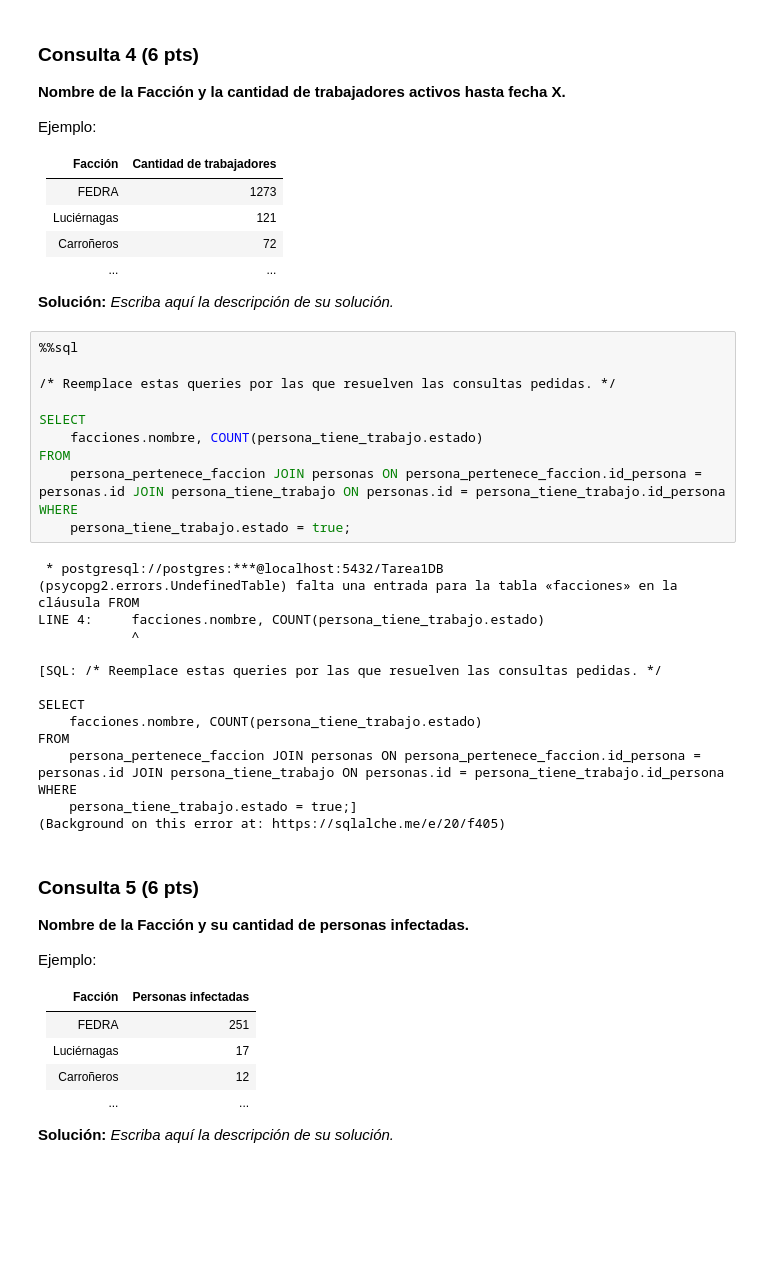
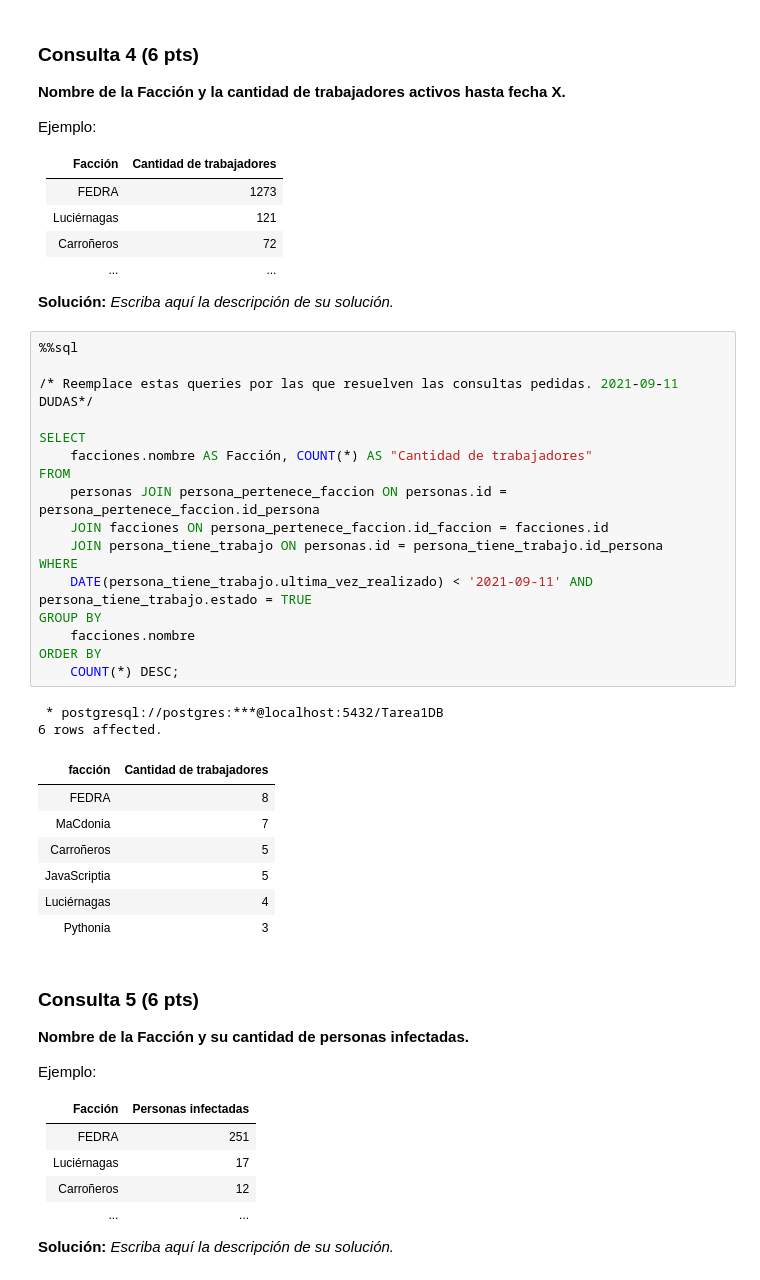
Before and after one commit to Kaleto13/Tarea_DB, a Jupyter notebook: Tarea1DB.ipynb, the cells around one changed output. Saved outputs shown, nothing was run; the diff lists cells and outputs as text; blank space fills up the shorter version.

```diff
--- a/Tarea1DB.ipynb
+++ b/Tarea1DB.ipynb
@@ -477,29 +477,30 @@ Ejemplo:
 # %%
 %%sql
 
-/* Reemplace estas queries por las que resuelven las consultas pedidas. */
+/* Reemplace estas queries por las que resuelven las consultas pedidas. 2021-09-11 DUDAS*/
 
 SELECT
-    facciones.nombre, COUNT(persona_tiene_trabajo.estado)
+    facciones.nombre AS Facción, COUNT(*) AS "Cantidad de trabajadores"
 FROM
-    persona_pertenece_faccion JOIN personas ON persona_pertenece_faccion.id_persona = personas.id JOIN persona_tiene_trabajo ON personas.id = persona_tiene_trabajo.id_persona
+    personas JOIN persona_pertenece_faccion ON personas.id = persona_pertenece_faccion.id_persona
+    JOIN facciones ON persona_pertenece_faccion.id_faccion = facciones.id
+    JOIN persona_tiene_trabajo ON personas.id = persona_tiene_trabajo.id_persona
 WHERE
-    persona_tiene_trabajo.estado = true;
+    DATE(persona_tiene_trabajo.ultima_vez_realizado) < '2021-09-11' AND persona_tiene_trabajo.estado = TRUE
+GROUP BY
+    facciones.nombre
+ORDER BY
+    COUNT(*) DESC;
 # %% [output]
  * postgresql://postgres:***@localhost:5432/Tarea1DB
-(psycopg2.errors.UndefinedTable) falta una entrada para la tabla «facciones» en la cláusula FROM
-LINE 4:     facciones.nombre, COUNT(persona_tiene_trabajo.estado)
-            ^
-
-[SQL: /* Reemplace estas queries por las que resuelven las consultas pedidas. */
-
-SELECT
-    facciones.nombre, COUNT(persona_tiene_trabajo.estado)
-FROM
-    persona_pertenece_faccion JOIN personas ON persona_pertenece_faccion.id_persona = personas.id JOIN persona_tiene_trabajo ON personas.id = persona_tiene_trabajo.id_persona
-WHERE
-    persona_tiene_trabajo.estado = true;]
-(Background on this error at: https://sqlalche.me/e/20/f405)
+6 rows affected.
+| facción | Cantidad de trabajadores |
+| FEDRA | 8 |
+| MaCdonia | 7 |
+| Carroñeros | 5 |
+| JavaScriptia | 5 |
+| Luciérnagas | 4 |
+| Pythonia | 3 |
 # %% [markdown]
 ### Consulta 5 (6 pts)
 **Nombre de la Facción y su cantidad de personas infectadas.**
```
Also changed, not shown: parts of 3 cells of this notebook.
